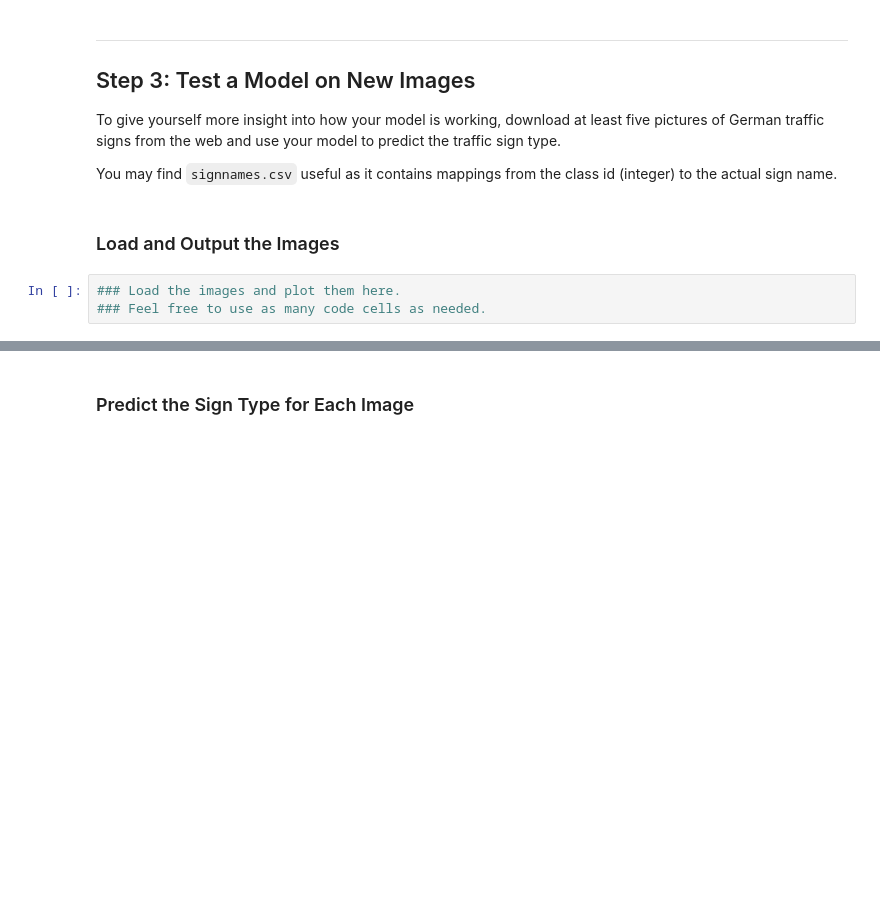
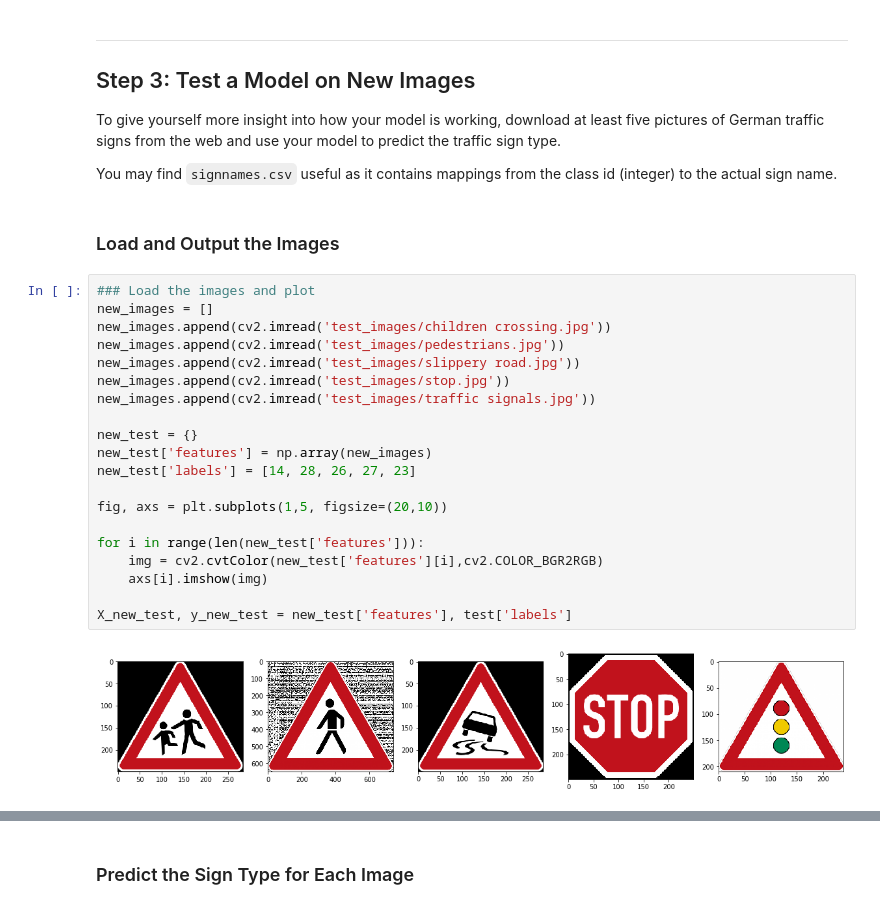
Before and after one commit to kamiarkordari/CarND-Traffic-Sign-Classifier, a Jupyter notebook: Traffic_Sign_Classifier.ipynb, the cells around one changed output, grey strips where cells are left out. Saved outputs shown, nothing was run; the diff lists cells and outputs as text; blank space fills up the shorter version.

```diff
--- a/Traffic_Sign_Classifier.ipynb
+++ b/Traffic_Sign_Classifier.ipynb
@@ -315,6 +329,25 @@ To give yourself more insight into how your model is working, download at least
 You may find `signnames.csv` useful as it contains mappings from the class id (integer) to the actual sign name.
 # %% [markdown]
 ### Load and Output the Images
-# %%
-### Load the images and plot them here.
-### Feel free to use as many code cells as needed.
+# %%
+### Load the images and plot
+new_images = []
+new_images.append(cv2.imread('test_images/children crossing.jpg'))
+new_images.append(cv2.imread('test_images/pedestrians.jpg'))
+new_images.append(cv2.imread('test_images/slippery road.jpg'))
+new_images.append(cv2.imread('test_images/stop.jpg'))
+new_images.append(cv2.imread('test_images/traffic signals.jpg'))
+
+new_test = {}
+new_test['features'] = np.array(new_images)
+new_test['labels'] = [14, 28, 26, 27, 23]
+
+fig, axs = plt.subplots(1,5, figsize=(20,10))
+
+for i in range(len(new_test['features'])):
+    img = cv2.cvtColor(new_test['features'][i],cv2.COLOR_BGR2RGB)
+    axs[i].imshow(img)
+
+X_new_test, y_new_test = new_test['features'], test['labels']
+# %% [output]
+[figure, added]
```
Also changed, not shown: parts of 8 cells of this notebook, 5 other files.
